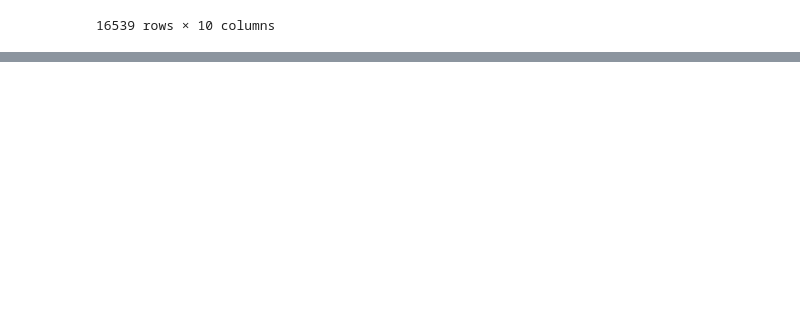
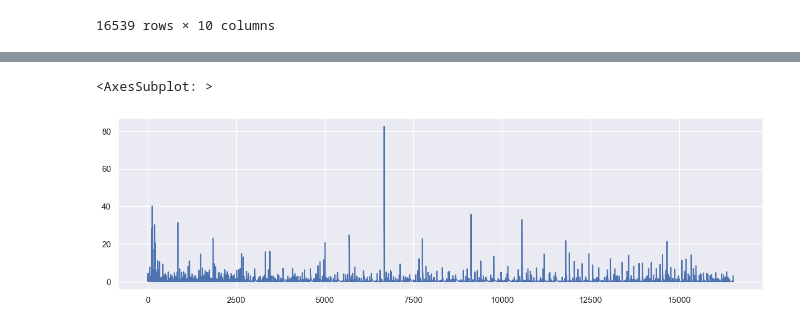
Before and after one commit to m0ood/gamesDataSet, a Jupyter notebook: GamesSales.ipynb, the cells around one changed output, grey strips where cells are left out. Drawn from its saved outputs; the diff is of its cells as text; code cells hidden in the pictures; blank space fills up the shorter version.

```diff
--- a/GamesSales.ipynb
+++ b/GamesSales.ipynb
@@ -40,0 +108,5 @@ chart.set(xlabel='Genre', ylabel='Sales(in millions)')
+# %%
+videogames['Global_Sales'].plot()
+# %% [output]
+<AxesSubplot: >
+[figure, added]
```
Also changed, not shown: parts of 35 cells of this notebook, 1 other file.
